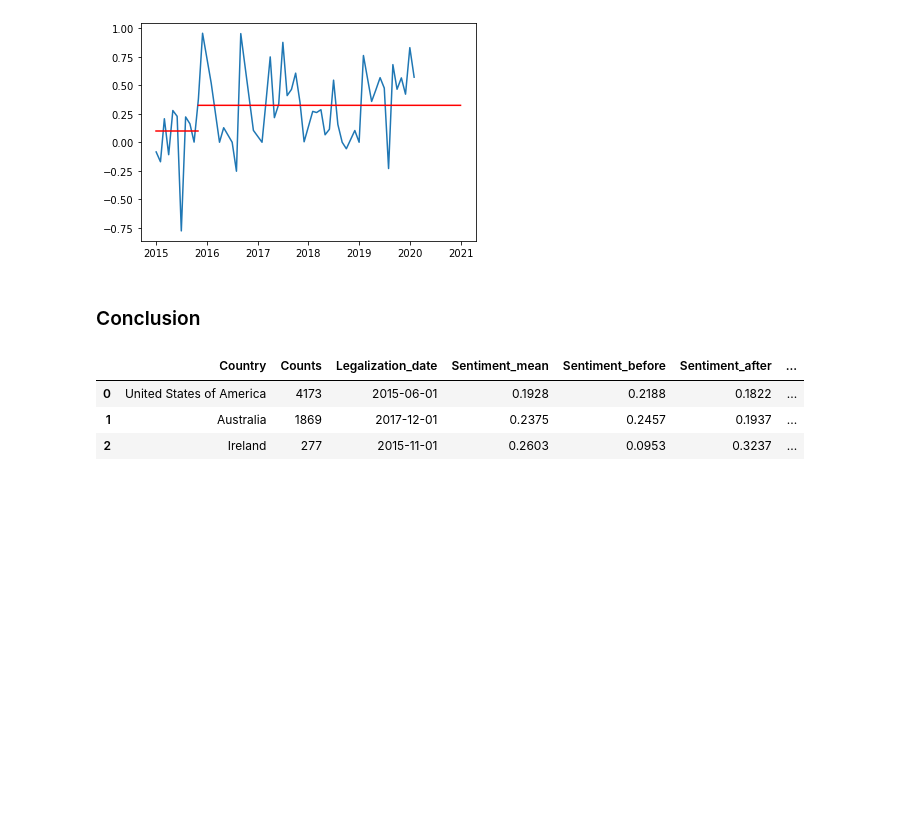
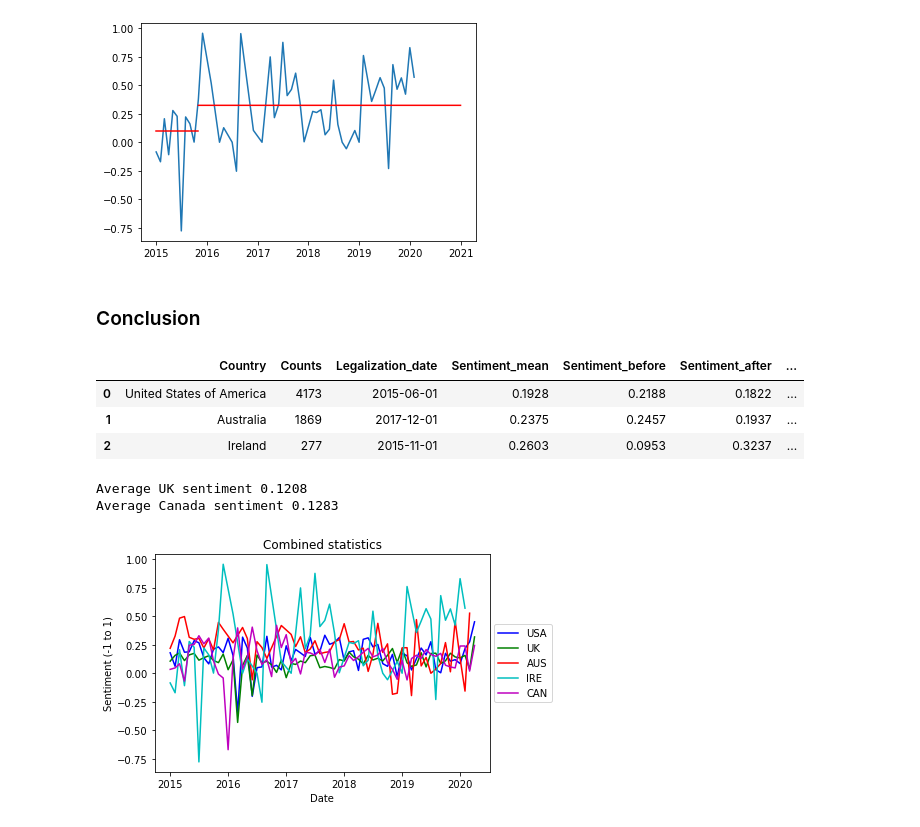
Before and after one commit to epfl-ada/ada-2021-project-fadalbazooka, a Jupyter notebook: research_question_1.ipynb, the cells around one changed output. Cells and saved outputs as stored; diff of their text form; code cells hidden in the pictures; blank space fills up the shorter version.

Commit message:
updated Q1 so it plots results

```diff
--- a/research_question_1.ipynb
+++ b/research_question_1.ipynb
@@ -469,3 +469,29 @@ nationalities_short.head(4)
 | 0 | United States of America | 4173 | 2015-06-01 | 0.1928 | 0.2188 | 0.1822 | ... |
 | 1 | Australia | 1869 | 2017-12-01 | 0.2375 | 0.2457 | 0.1937 | ... |
 | 2 | Ireland | 277 | 2015-11-01 | 0.2603 | 0.0953 | 0.3237 | ... |
+# %%
+quotes_UK = quotes_expanded[quotes_expanded['nationality'] == 'United Kingdom']
+quotes_CAN = quotes_expanded[quotes_expanded['nationality'] == 'Canada']
+print("Average UK sentiment", round(quotes_UK['Sentiment'].mean(),4))
+print("Average Canada sentiment", round(quotes_CAN['Sentiment'].mean(),4))
+# %% [output]
+Average UK sentiment 0.1208
+Average Canada sentiment 0.1283
+# %%
+plt.plot(quotes_USA.groupby('quote_date').mean()["Sentiment"], 'b', label = 'USA')
+plt.plot(quotes_UK.groupby('quote_date').mean()["Sentiment"], 'g', label = 'UK')
+plt.plot(quotes_AUS.groupby('quote_date').mean()["Sentiment"], 'r', label = 'AUS')
+plt.plot(quotes_IRE.groupby('quote_date').mean()["Sentiment"], 'c', label = 'IRE')
+plt.plot(quotes_CAN.groupby('quote_date').mean()["Sentiment"], 'm', label = 'CAN')
+plt.title('Combined statistics')
+plt.xlabel('Date')
+plt.ylabel('Sentiment (-1 to 1)')
+plt.legend(loc='center right', bbox_to_anchor=(1.2, 0.5))
+
+plt.savefig('Q1_plot_all.png',
+            dpi=600,
+            format='png',
+            #bbox_extra_artists=(plt.legend),
+            bbox_inches='tight')
+# %% [output]
+[figure, added]
```
Also changed, not shown: 1 other file.
